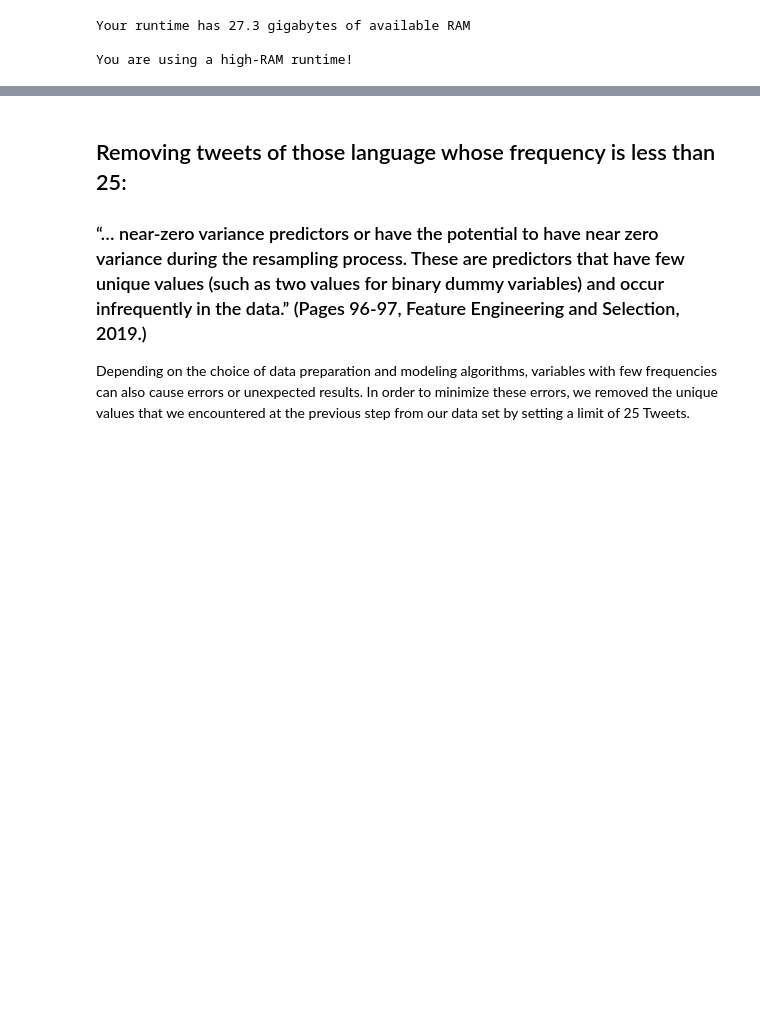
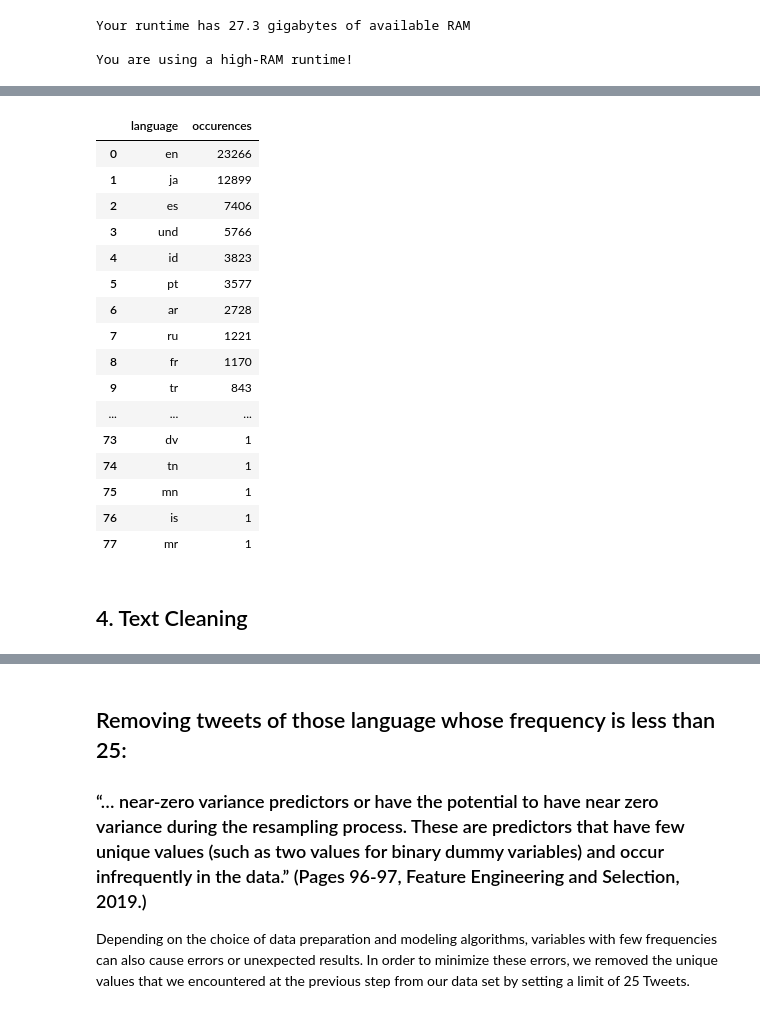
Before and after one commit to jan-kreischer/UZH_ML4NLP, a Jupyter notebook: Project-03/ex03_cnn_jan.ipynb, the cells around one changed output, grey strips where cells are left out. Saved outputs shown, nothing was run; the diff lists cells and outputs as text; code cells hidden in the pictures; blank space fills up the shorter version.

```diff
--- a/Project-03/ex03_cnn_jan.ipynb
+++ b/Project-03/ex03_cnn_jan.ipynb
@@ -201,0 +97,4 @@ plt.ylim(ymin * scale_factor, ymax * scale_factor)
+# %%
+TARGET_COLUMN = 'label'
+TWEET_COLUMN = 'tweet'
+SAMPLE_THRESHOLD = 20
@@ -201,0 +186,27 @@ plt.ylim(ymin * scale_factor, ymax * scale_factor)
+# %%
+# Display all languages and their absolute number off occurences in descending order
+language_count=dataset[TARGET_COLUMN].value_counts().reset_index()
+language_count
+df = pd.DataFrame(language_count)
+df.columns = ['language', 'occurences']
+df
+# %% [output]
+|  | language | occurences |
+| 0 | en | 23266 |
+| 1 | ja | 12899 |
+| 2 | es | 7406 |
+| 3 | und | 5766 |
+| 4 | id | 3823 |
+| 5 | pt | 3577 |
+| 6 | ar | 2728 |
+| 7 | ru | 1221 |
+| 8 | fr | 1170 |
+| 9 | tr | 843 |
+| ... | ... | ... |
+| 73 | dv | 1 |
+| 74 | tn | 1 |
+| 75 | mn | 1 |
+| 76 | is | 1 |
+| 77 | mr | 1 |
+# %% [markdown]
+## 4. Text Cleaning
```
Also changed, not shown: parts of 38 cells of this notebook.
